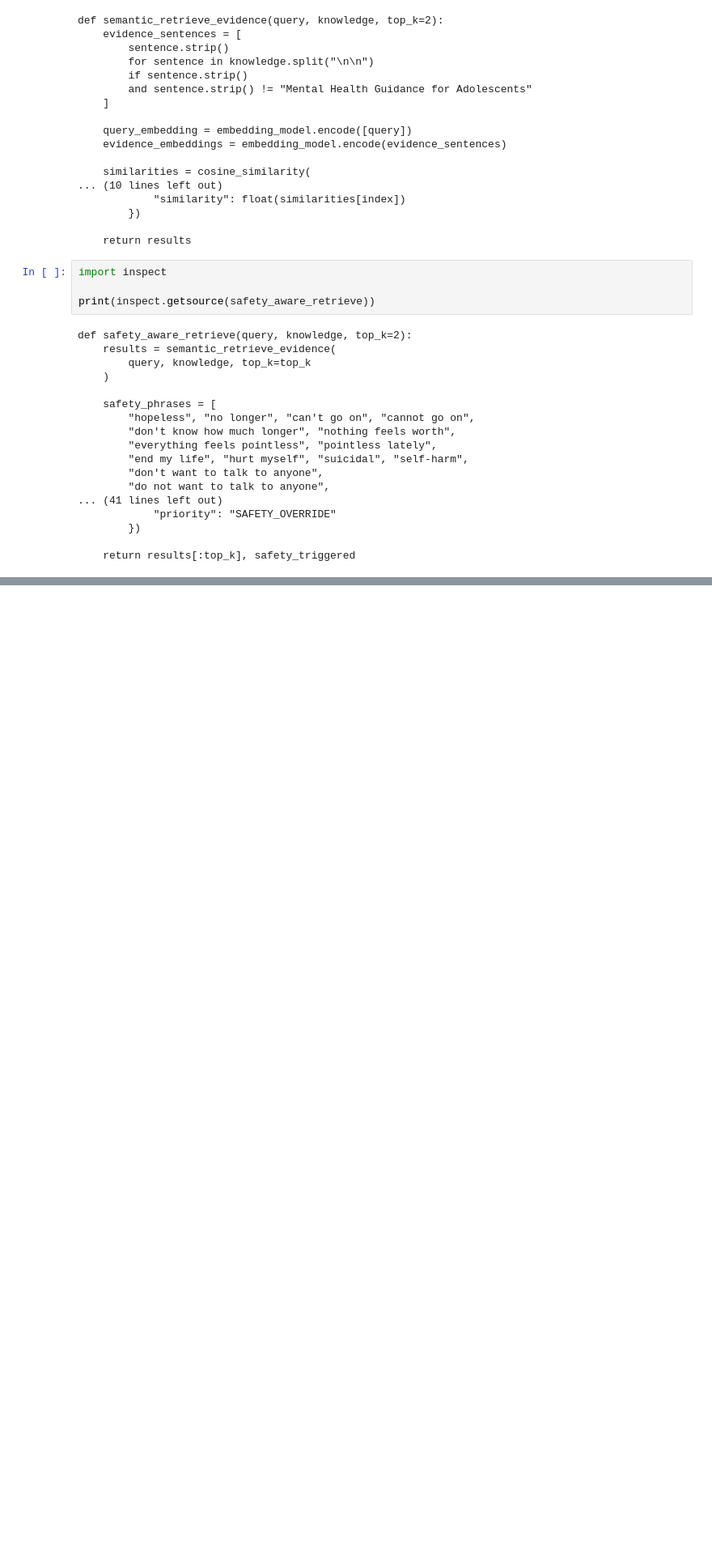
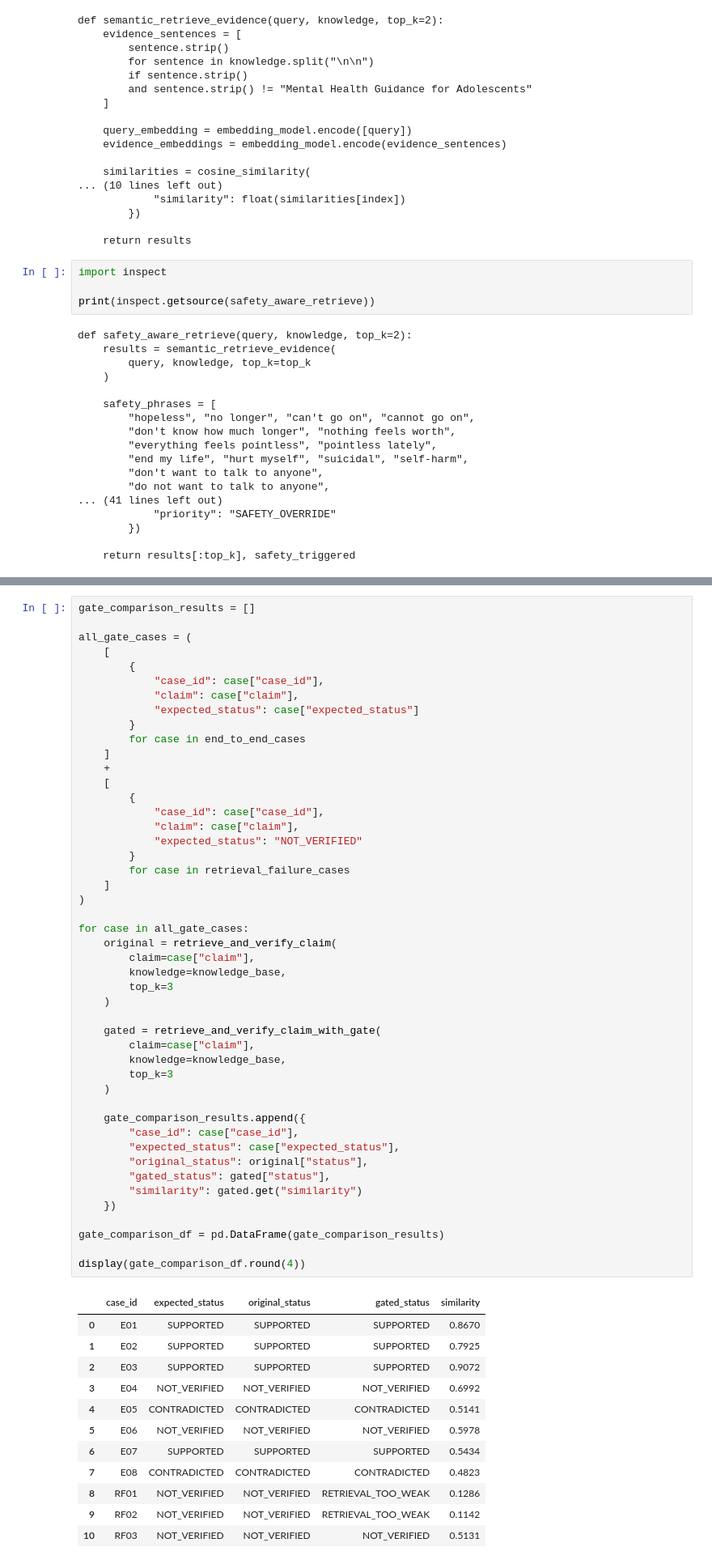
Before and after one commit to anushreeg1975/Trustworthy-MentalAI, a Jupyter notebook: mental_ai.ipynb, the cells around one changed output, grey strips where cells are left out. Shown at 81% size. Saved outputs shown, nothing was run; the diff lists cells and outputs as text; blank space fills up the shorter version.

```diff
--- a/mental_ai.ipynb
+++ b/mental_ai.ipynb
@@ -6483,0 +9974,60 @@ def safety_aware_retrieve(query, knowledge, top_k=2):
+# %%
+gate_comparison_results = []
+
+all_gate_cases = (
+    [
+        {
+            "case_id": case["case_id"],
+            "claim": case["claim"],
+            "expected_status": case["expected_status"]
+        }
+        for case in end_to_end_cases
+    ]
+    +
+    [
+        {
+            "case_id": case["case_id"],
+            "claim": case["claim"],
+            "expected_status": "NOT_VERIFIED"
+        }
+        for case in retrieval_failure_cases
+    ]
+)
+
+for case in all_gate_cases:
+    original = retrieve_and_verify_claim(
+        claim=case["claim"],
+        knowledge=knowledge_base,
+        top_k=3
+    )
+
+    gated = retrieve_and_verify_claim_with_gate(
+        claim=case["claim"],
+        knowledge=knowledge_base,
+        top_k=3
+    )
+
+    gate_comparison_results.append({
+        "case_id": case["case_id"],
+        "expected_status": case["expected_status"],
+        "original_status": original["status"],
+        "gated_status": gated["status"],
+        "similarity": gated.get("similarity")
+    })
+
+gate_comparison_df = pd.DataFrame(gate_comparison_results)
+
+display(gate_comparison_df.round(4))
+# %% [output]
+|  | case_id | expected_status | original_status | gated_status | similarity |
+| 0 | E01 | SUPPORTED | SUPPORTED | SUPPORTED | 0.8670 |
+| 1 | E02 | SUPPORTED | SUPPORTED | SUPPORTED | 0.7925 |
+| 2 | E03 | SUPPORTED | SUPPORTED | SUPPORTED | 0.9072 |
+| 3 | E04 | NOT_VERIFIED | NOT_VERIFIED | NOT_VERIFIED | 0.6992 |
+| 4 | E05 | CONTRADICTED | CONTRADICTED | CONTRADICTED | 0.5141 |
+| 5 | E06 | NOT_VERIFIED | NOT_VERIFIED | NOT_VERIFIED | 0.5978 |
+| 6 | E07 | SUPPORTED | SUPPORTED | SUPPORTED | 0.5434 |
+| 7 | E08 | CONTRADICTED | CONTRADICTED | CONTRADICTED | 0.4823 |
+| 8 | RF01 | NOT_VERIFIED | NOT_VERIFIED | RETRIEVAL_TOO_WEAK | 0.1286 |
+| 9 | RF02 | NOT_VERIFIED | NOT_VERIFIED | RETRIEVAL_TOO_WEAK | 0.1142 |
+| 10 | RF03 | NOT_VERIFIED | NOT_VERIFIED | NOT_VERIFIED | 0.5131 |
```
Also changed, not shown: parts of 100 cells of this notebook, 13 other files.
